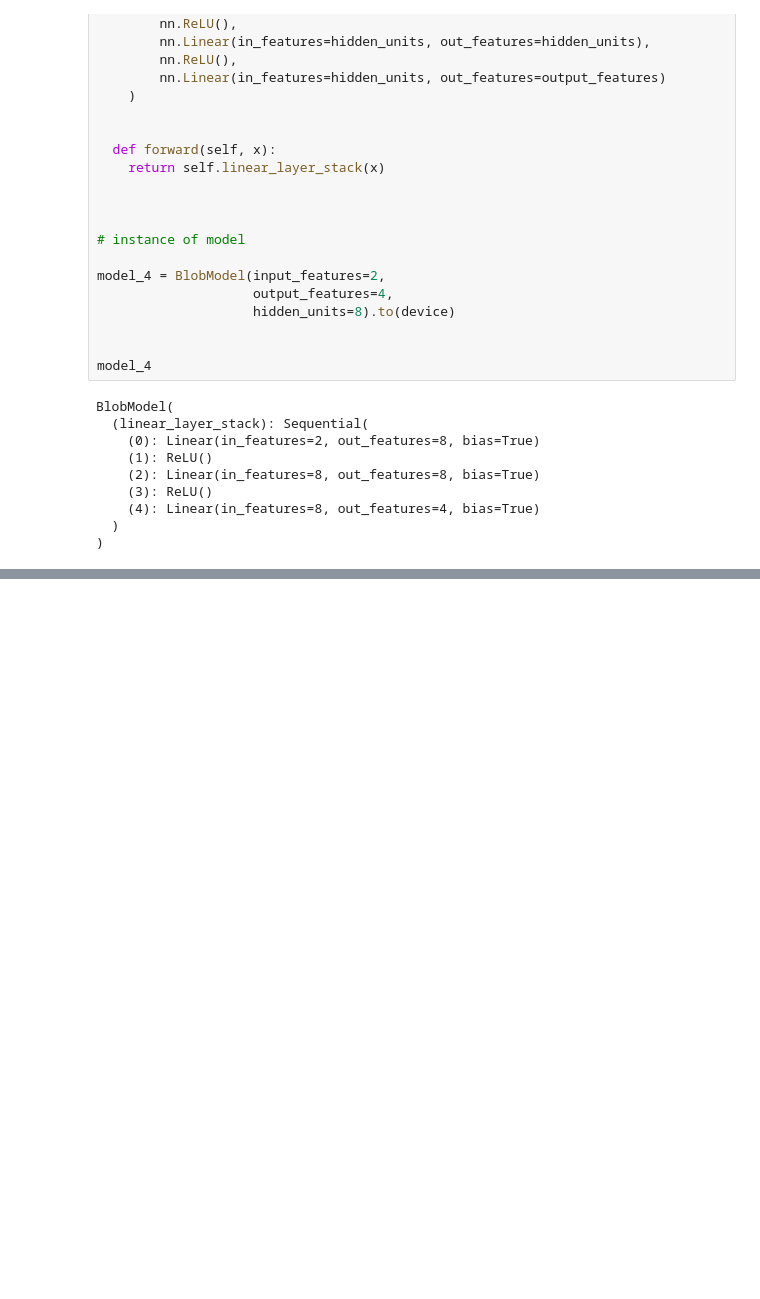
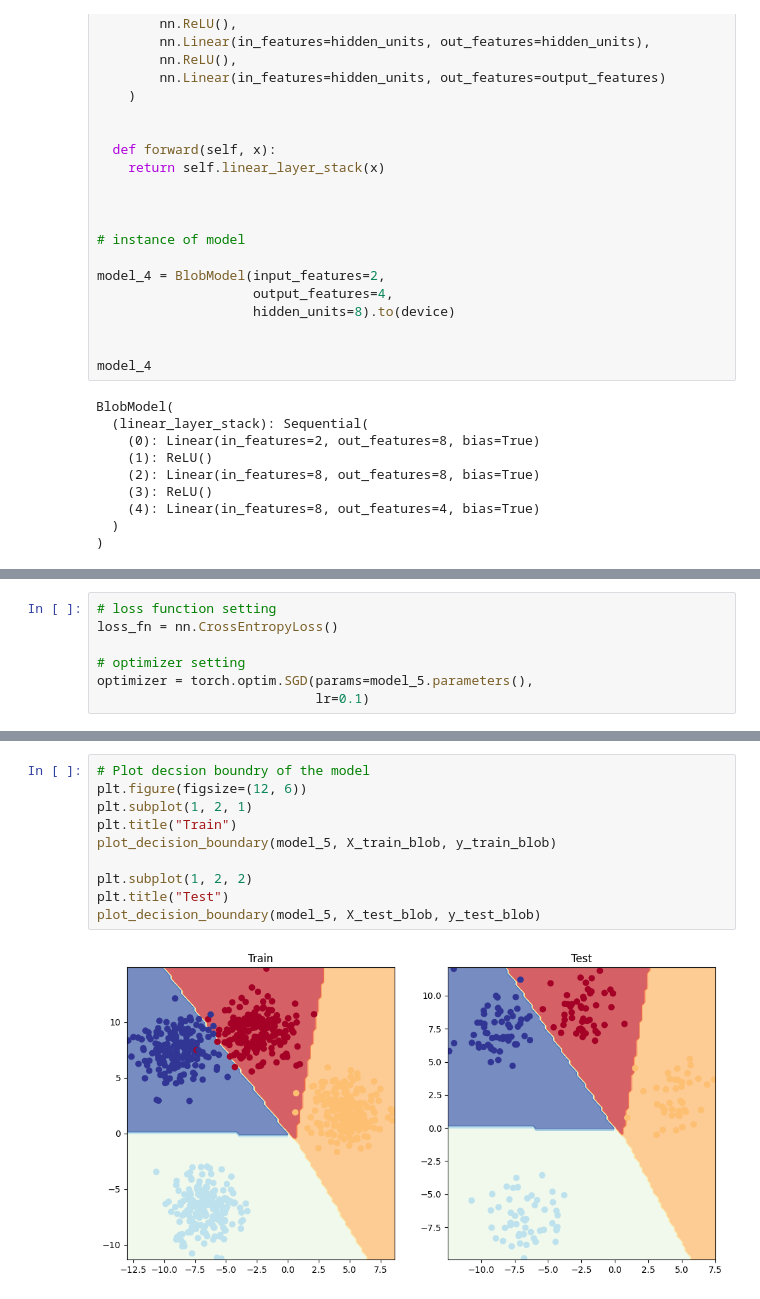
Before and after one commit to zahra-sharifzadeh/pytorch, a Jupyter notebook: 02_pytorch_classification.ipynb, the cells around one changed output, grey strips where cells are left out. Cells and saved outputs as stored; diff of their text form; blank space fills up the shorter version.

```diff
--- a/02_pytorch_classification.ipynb
+++ b/02_pytorch_classification.ipynb
@@ -964,0 +1229,7 @@ BlobModel(
+# %%
+# loss function setting
+loss_fn = nn.CrossEntropyLoss()
+
+# optimizer setting
+optimizer = torch.optim.SGD(params=model_5.parameters(),
+                            lr=0.1)
@@ -964,0 +1286,12 @@ BlobModel(
+# %%
+# Plot decsion boundry of the model
+plt.figure(figsize=(12, 6))
+plt.subplot(1, 2, 1)
+plt.title("Train")
+plot_decision_boundary(model_5, X_train_blob, y_train_blob)
+
+plt.subplot(1, 2, 2)
+plt.title("Test")
+plot_decision_boundary(model_5, X_test_blob, y_test_blob)
+# %% [output]
+[figure, added]
```
Also changed, not shown: parts of 37 cells of this notebook.
